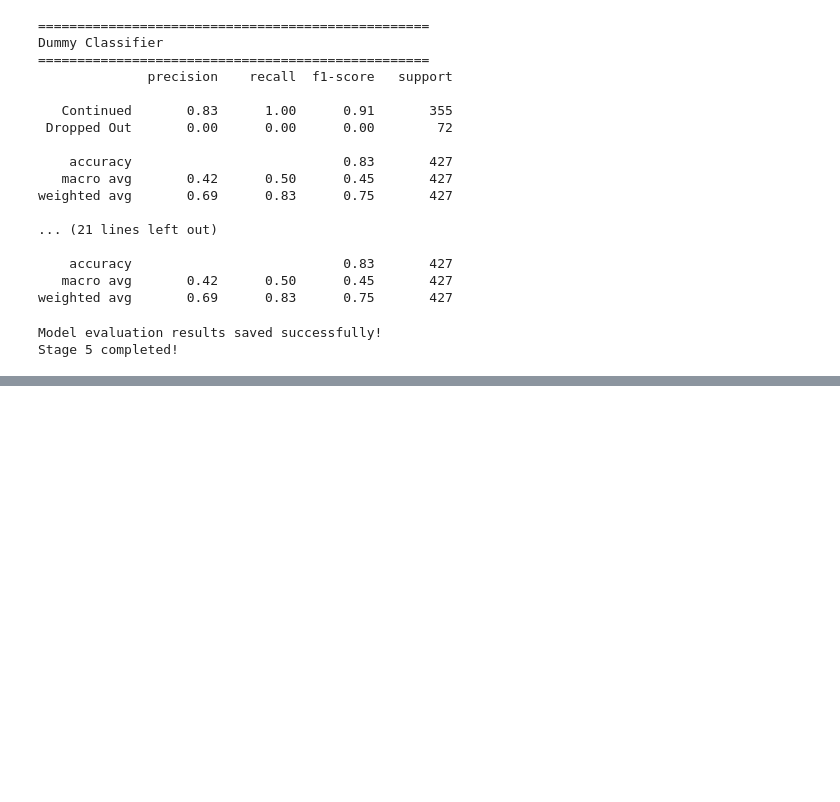
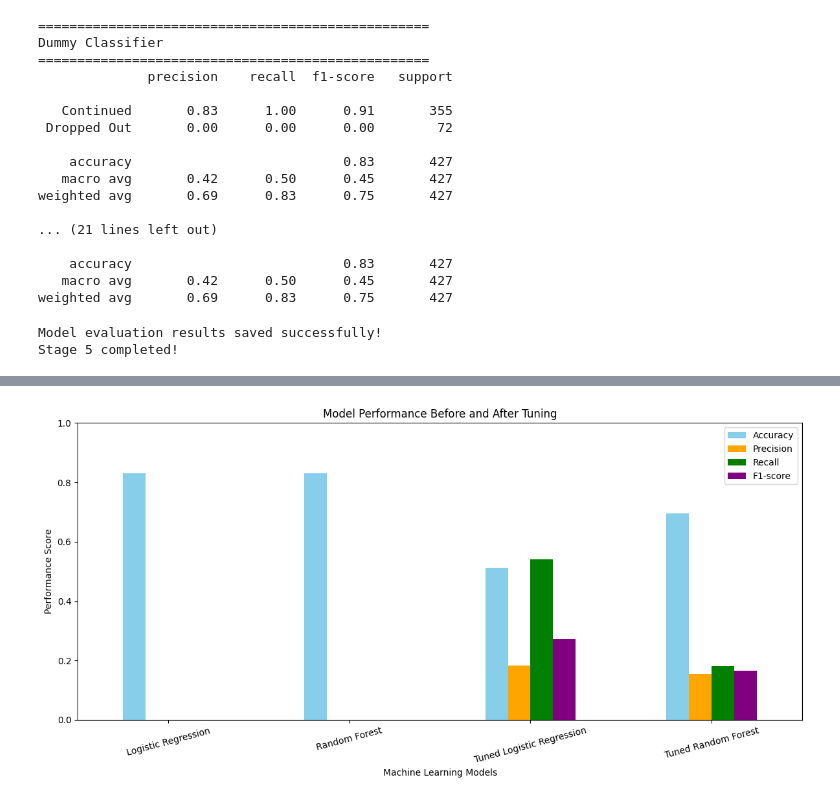
Before and after one commit to Fatimaa35053/TestPr, a Jupyter notebook: untitled59.ipynb, the cells around one changed output, grey strips where cells are left out. Drawn from its saved outputs; the diff is of its cells as text; code cells hidden in the pictures; blank space fills up the shorter version.

```diff
--- a/untitled59.ipynb
+++ b/untitled59.ipynb
@@ -1249,0 +1263,3 @@ Stage 5 completed!
+# %%
+# Create 5 stratified folds for cross-validation
+cv = StratifiedKFold(n_splits=5, shuffle=True, random_state=42)
@@ -1249,0 +1515,22 @@ Stage 5 completed!
+# %%
+# Create a bar chart to compare model performance
+# before and after hyperparameter tuning.
+
+import matplotlib.pyplot as plt
+
+comparison.set_index("Model").plot(
+    kind="bar",
+    figsize=(12, 6),
+    color=["skyblue", "orange", "green", "purple"]
+)
+
+plt.title("Model Performance Before and After Tuning")
+plt.xlabel("Machine Learning Models")
+plt.ylabel("Performance Score")
+plt.ylim(0, 1)
+plt.xticks(rotation=15)
+plt.legend()
+plt.tight_layout()
+plt.show()
+# %% [output]
+[figure, added]
```
Also changed, not shown: parts of 20 cells of this notebook.
